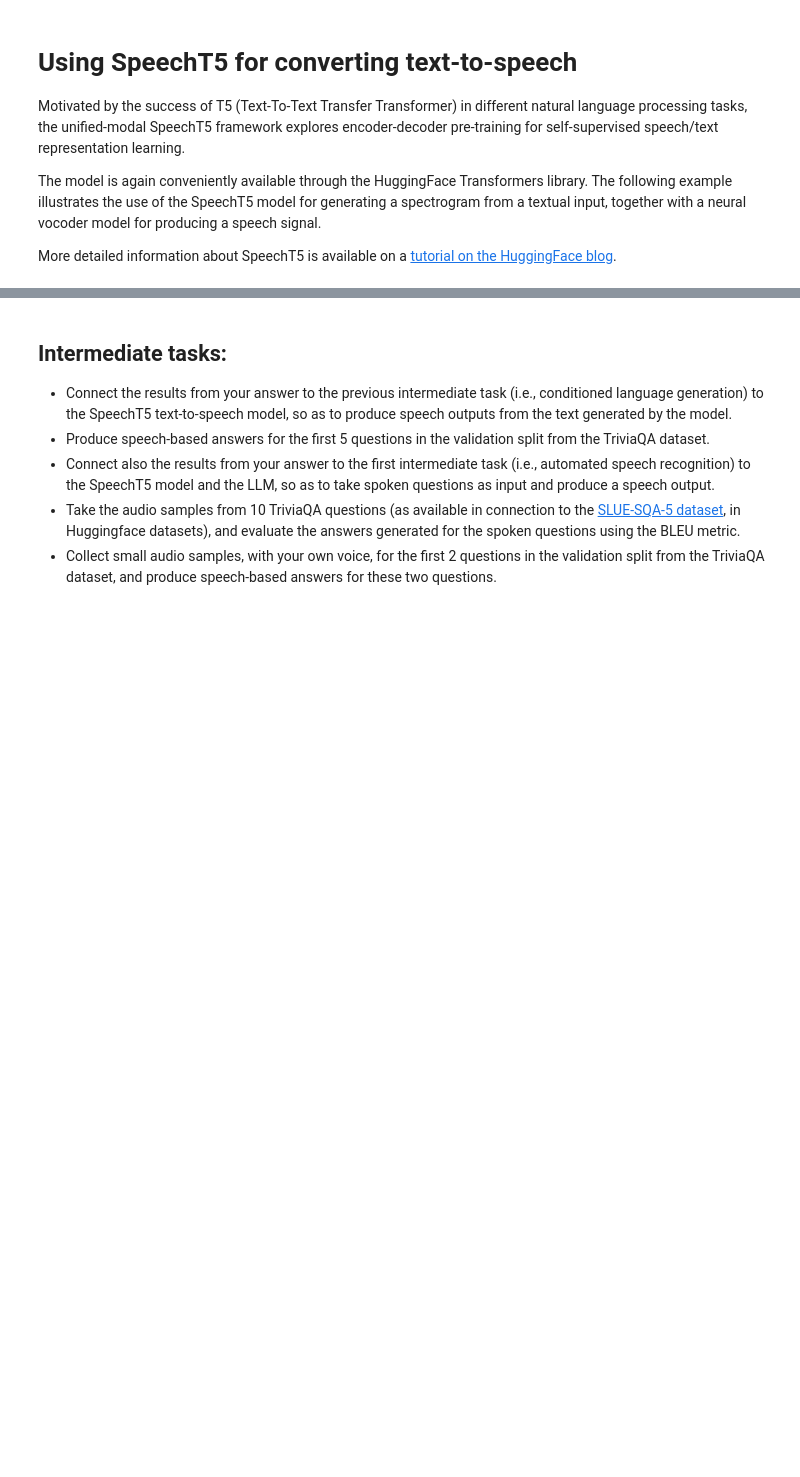
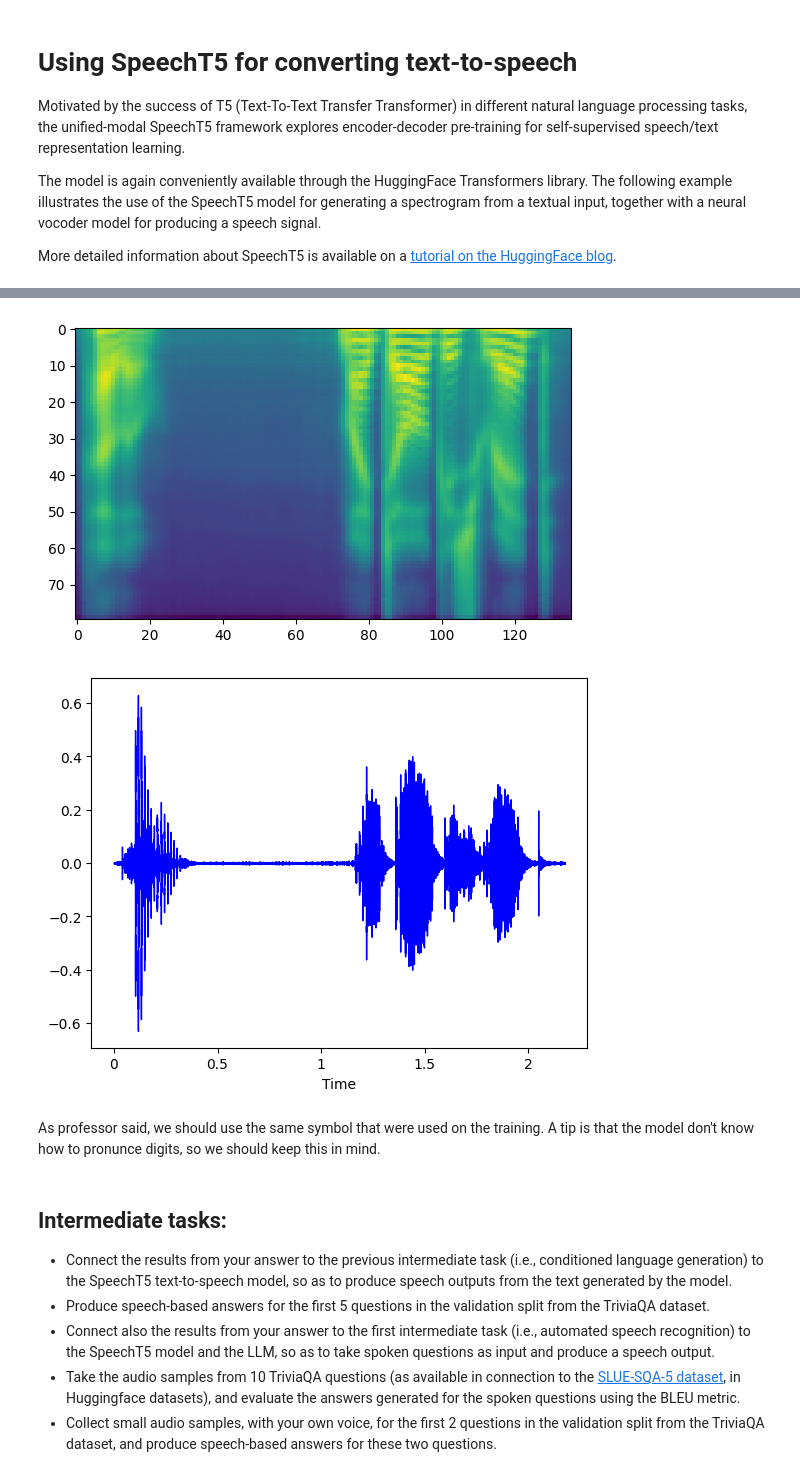
Before and after one commit to danieleavolio/Spoken-Language-Processing, a Jupyter notebook: Lab/Assignment3/Lab3.ipynb, the cells around one changed output, grey strips where cells are left out. Drawn from its saved outputs; the diff is of its cells as text; code cells hidden in the pictures; blank space fills up the shorter version.

```diff
--- a/Lab/Assignment3/Lab3.ipynb
+++ b/Lab/Assignment3/Lab3.ipynb
@@ -126,0 +307,4 @@ print(wer_score)
+# %%
+lisboa_audio, sr = librosa.load("lisboa.m4a", sr=None)
+
+display(Audio(lisboa_audio, rate=sr)) # Phone recording
@@ -167,7 +519,7 @@ model = SpeechT5ForTextToSpeech.from_pretrained("microsoft/speecht5_tts")
 vocoder = SpeechT5HifiGan.from_pretrained("microsoft/speecht5_hifigan")
 processor = SpeechT5Processor.from_pretrained("microsoft/speecht5_tts")
 
-inputs = processor(text="Hello, my dog is cute.", return_tensors="pt")
+inputs = processor(text="Hello, my dog is red.", return_tensors="pt")
 speaker_embeddings = torch.zeros((1, 512))
 
 # When using SpeechT5 for TTS, you should use "xvector speaker embeddings"
@@ -186,6 +538,7 @@ plt.figure()
 plt.imshow(spectrogram.T)
 plt.show()
 
-librosa.display.waveshow(speech.numpy(), sr=16000) # You can plot the generated waveform
+librosa.display.waveshow(speech.numpy(), sr=16000, color="blue") # You can plot the generated waveform
 
 sf.write("tts_example.wav", speech.numpy(), samplerate=16000) # You can save the audio to a .wav file
+# %% [output]
@@ -192,3 +546,8 @@ sf.write("tts_example.wav", speech.numpy(), samplerate=16000) # You can save the
+[figure, added]
+[figure, added]
+# %% [markdown]
+As professor said, we should use the same symbol that were used on the training.
+A tip is that the model don't know how to pronunce digits, so we should keep this in mind.
 # %% [markdown]
 ## Intermediate tasks:
 
```
Also changed, not shown: parts of 31 cells of this notebook, 7 other files.
